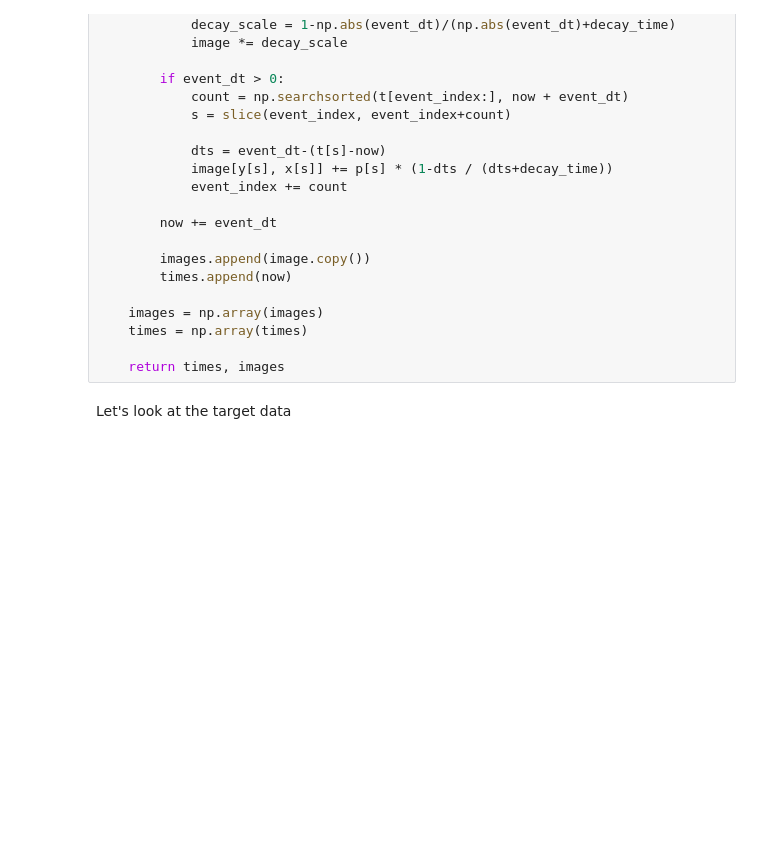
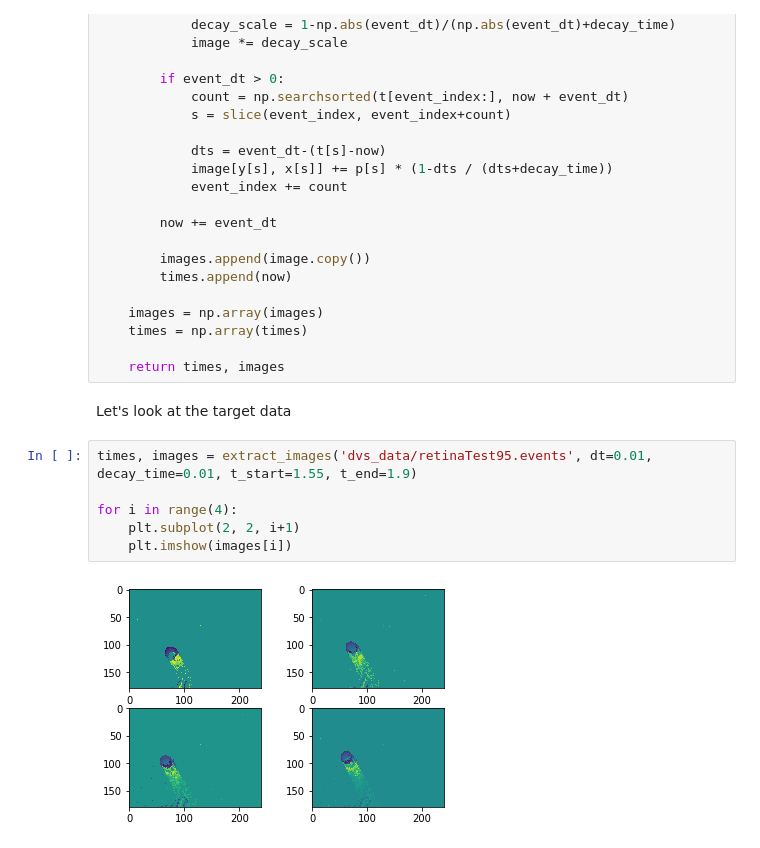
Before and after one commit to tcstewar/dvs_vision, a Jupyter notebook: Model exploration.ipynb, the cells around one changed output. Drawn from its saved outputs; the diff is of its cells as text; blank space fills up the shorter version.

```diff
--- a/Model exploration.ipynb
+++ b/Model exploration.ipynb
@@ -153,6 +153,14 @@ def extract_images(filename,        # filename to load data from
     return times, images
 # %% [markdown]
 Let's look at the target data
+# %%
+times, images = extract_images('dvs_data/retinaTest95.events', dt=0.01, decay_time=0.01, t_start=1.55, t_end=1.9)
+
+for i in range(4):
+    plt.subplot(2, 2, i+1)
+    plt.imshow(images[i])
+# %% [output]
+[figure, added]
 # %%
 import pytry
 import os
```
Also changed, not shown: parts of 3 cells of this notebook, 2 other files.
